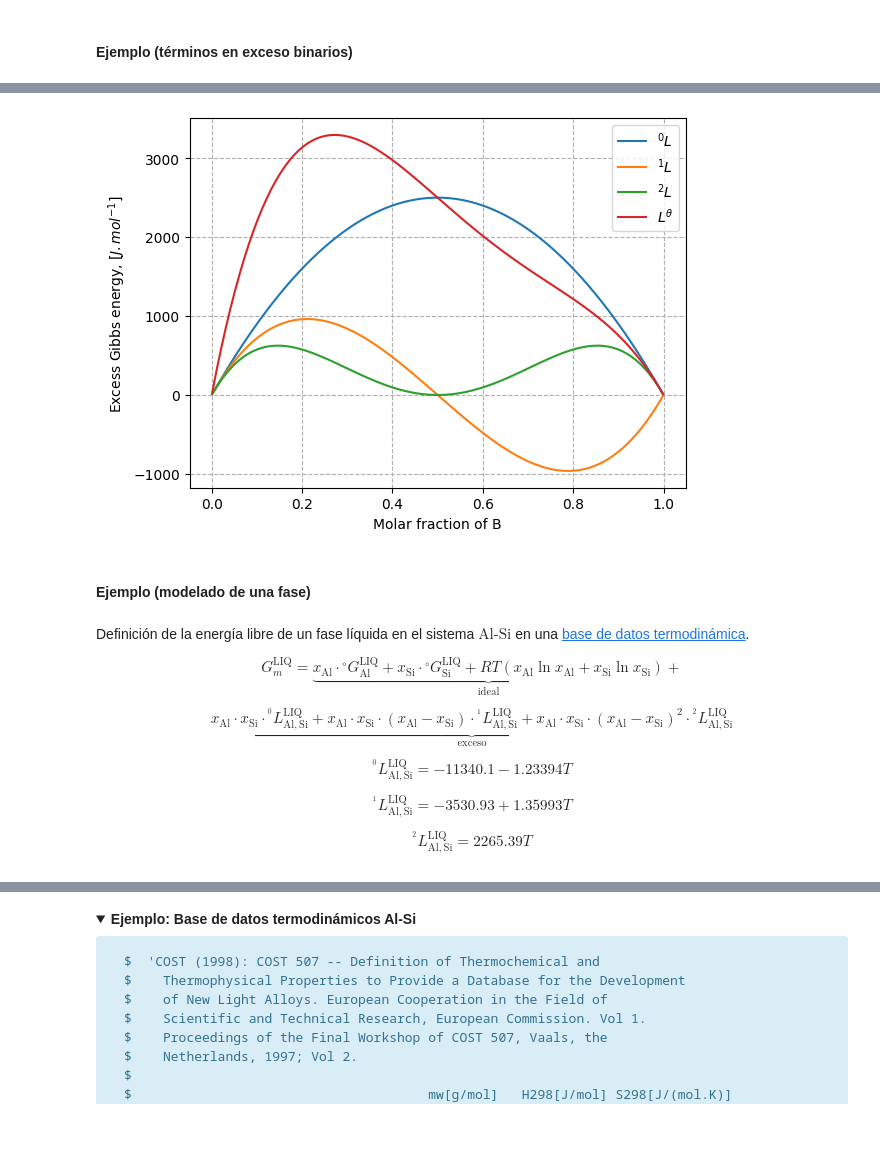
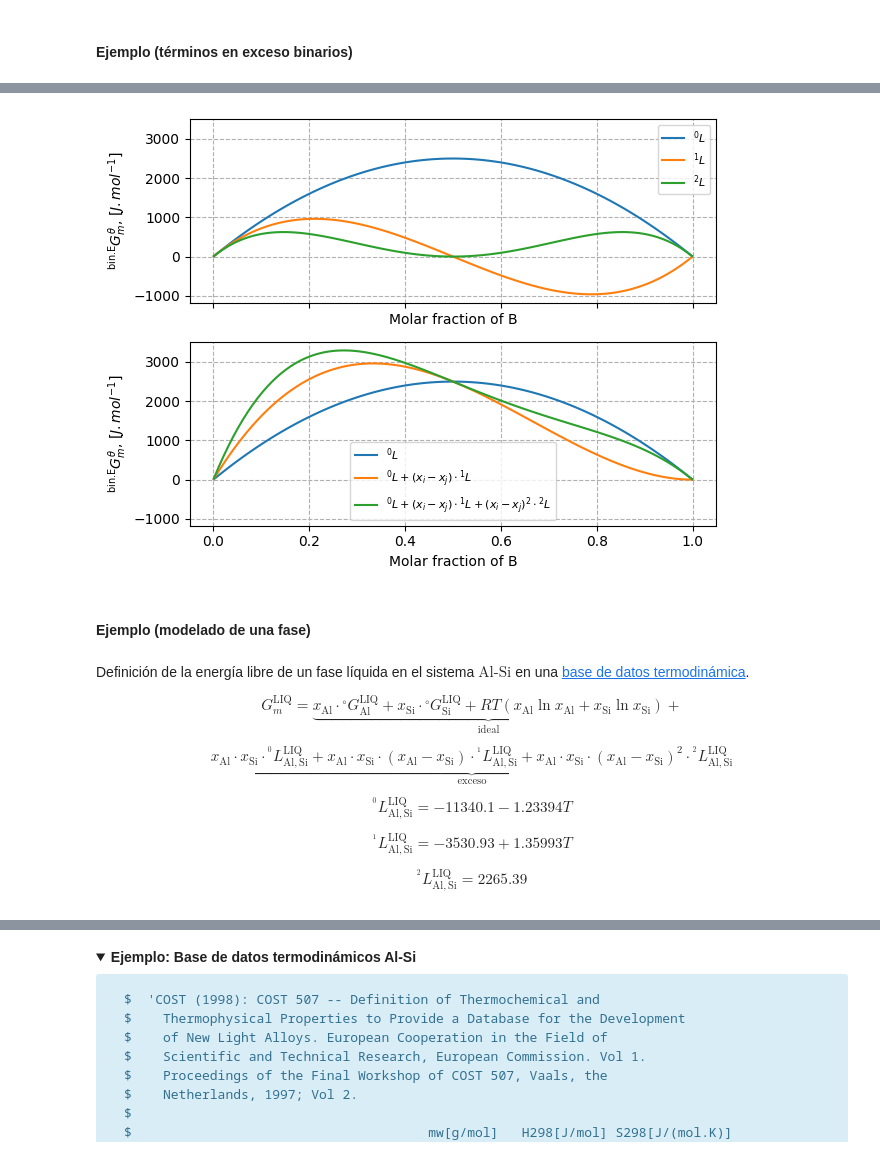
Before and after one commit to eicastroc/Calphad101, a Jupyter notebook: 01_teoria.ipynb, the cells around one changed output, grey strips where cells are left out. Drawn from its saved outputs; the diff is of its cells as text; code cells hidden in the pictures; folded sections open; blank space fills up the shorter version.

```diff
--- a/01_teoria.ipynb
+++ b/01_teoria.ipynb
@@ -508,0 +476,16 @@ $${}^{\text{high.E}}G_m^{\theta} = \sum_{i=1}^{n-3} \sum_{j=i+1}^{n-2} \sum_{k=j
+# %%
+## Ejemplo
+xB = np.linspace(1e-3, 0.999, 100)
+xA = np.flip(xB)
+R = 8.314
+Ts = [300, 500, 800, 1000]
+
+fig, ax = plt.subplots()
+
+for T in Ts:
+    ax.plot(xB, R*T*(xA*np.log(xA)+xB*np.log(xB)), label=f"{int(T)} K")
+ax.set_xlabel("Molar fraction of B")
+ax.set_ylabel(r"$RT \cdot \sum x_i \ln x_i$, $[J.mol^{-1}]$")
+ax.legend()
+ax.grid(ls='--')
+plt.show()
@@ -511,22 +528,30 @@ $${}^{\text{high.E}}G_m^{\theta} = \sum_{i=1}^{n-3} \sum_{j=i+1}^{n-2} \sum_{k=j
 # %%
 ## Ejemplo
-xA = np.linspace(0.999, 1e-3, 100)
 xB = np.linspace(1e-3, 0.999, 100)
+xA = np.flip(xB)
 L0, L1, L2 = 10000, 10000, 10000
 
-fig, ax = plt.subplots()
+fig, (ax0, ax1) = plt.subplots(nrows=2, sharex=True, sharey=True)
 
-ax.plot(xB, xA*xB*L0, label=r"${}^{0}L$")
-ax.plot(xB, xA*xB*(xA-xB)*L1, label=r"${}^{1}L$")
-ax.plot(xB, xA*xB*(xA-xB)**2*L2, label=r"${}^{2}L$")
-ax.plot(xB, xA*xB*(L0+(xA-xB)*L1+(xA-xB)**2*L2), label=r"$L^{\theta}$")
-ax.set_xlabel("Molar fraction of B")
-ax.set_ylabel(r"Excess Gibbs energy, $[J.mol^{-1}]$")
-ax.legend()
-ax.grid(ls='--')
+# individual contributions
+ax0.plot(xB, xA*xB*(L0), label=r"${}^{0}L$")
+ax0.plot(xB, xA*xB*((xA-xB)*L1), label=r"${}^{1}L$")
+ax0.plot(xB, xA*xB*((xA-xB)**2*L2), label=r"${}^{2}L$")
+
+# composite contributions
+ax1.plot(xB, xA*xB*(L0), label=r"${}^{0}L$")
+ax1.plot(xB, xA*xB*(L0+(xA-xB)*L1), label=r"${}^{0}L+(x_i-x_j)\cdot{}^{1}L$")
+ax1.plot(xB, xA*xB*(L0+(xA-xB)*L1+(xA-xB)**2*L2), label=r"${}^{0}L+(x_i-x_j)\cdot{}^{1}L+(x_i-x_j)^2\cdot{}^{2}L$")
+
+for ax in (ax0, ax1):
+    ax.set_xlabel("Molar fraction of B")
+    ax.set_ylabel(r"${}^{\text{bin.E}}G_m^{\theta}$, $[J.mol^{-1}]$")
+    ax.legend(loc='best', fontsize=8)
+    ax.grid(ls='--')
+fig.tight_layout()
 plt.show()
 # %% [output]
-[figure, old version]
+[figure, new version]
 # %% [markdown]
 #### Ejemplo (modelado de una fase)
 # %% [markdown]
@@ -540,4 +565,4 @@ $${}^{^{0}}L_{\mathrm{Al,Si}}^{\mathrm{LIQ}} = -11340.1 - 1.23394 T$$
 
 $${}^{^{1}}L_{\mathrm{Al,Si}}^{\mathrm{LIQ}} = -3530.93 + 1.35993 T$$
 
-$${}^{^{2}}L_{\mathrm{Al,Si}}^{\mathrm{LIQ}} = 2265.39 T$$
+$${}^{^{2}}L_{\mathrm{Al,Si}}^{\mathrm{LIQ}} = 2265.39$$
```
Also changed, not shown: parts of 6 cells of this notebook, 1 other file.
